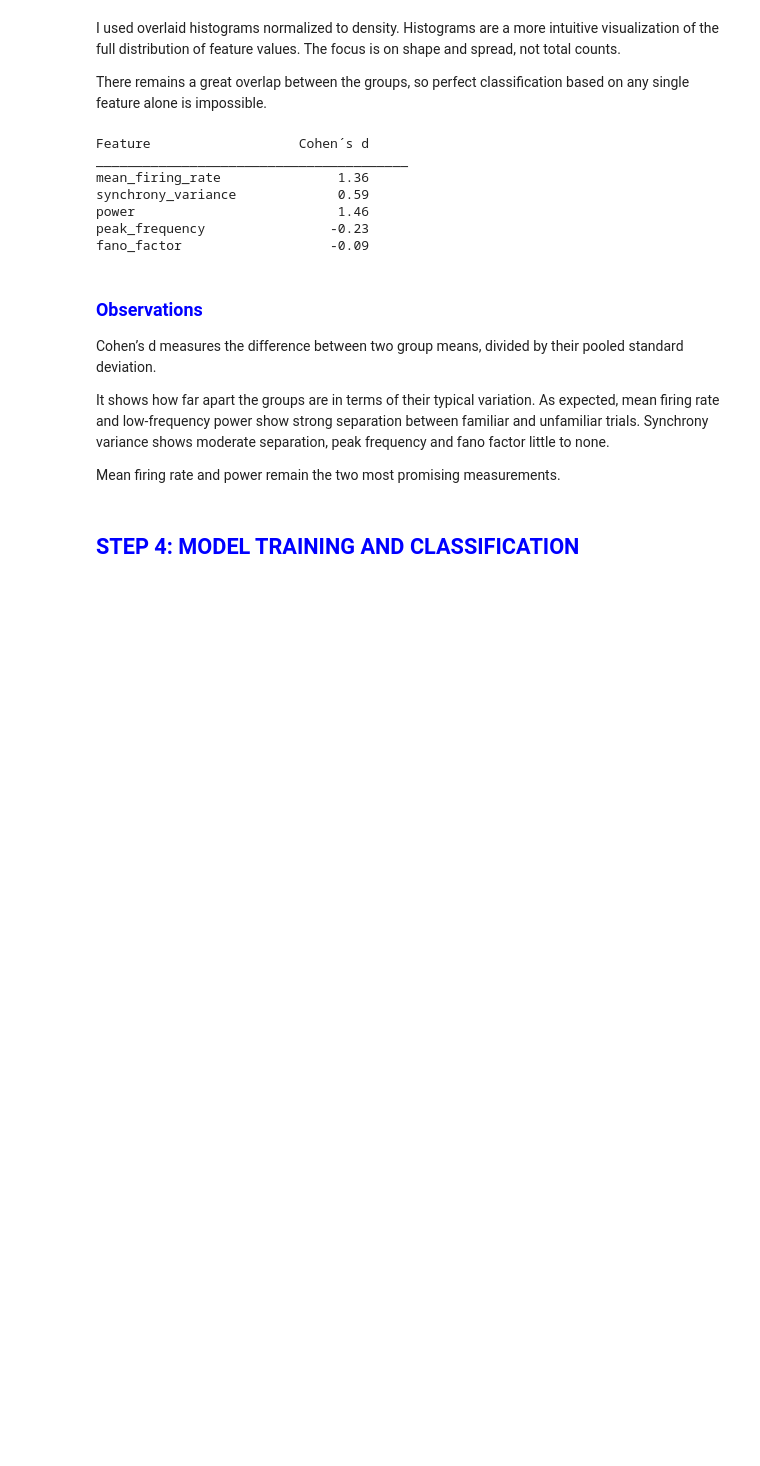
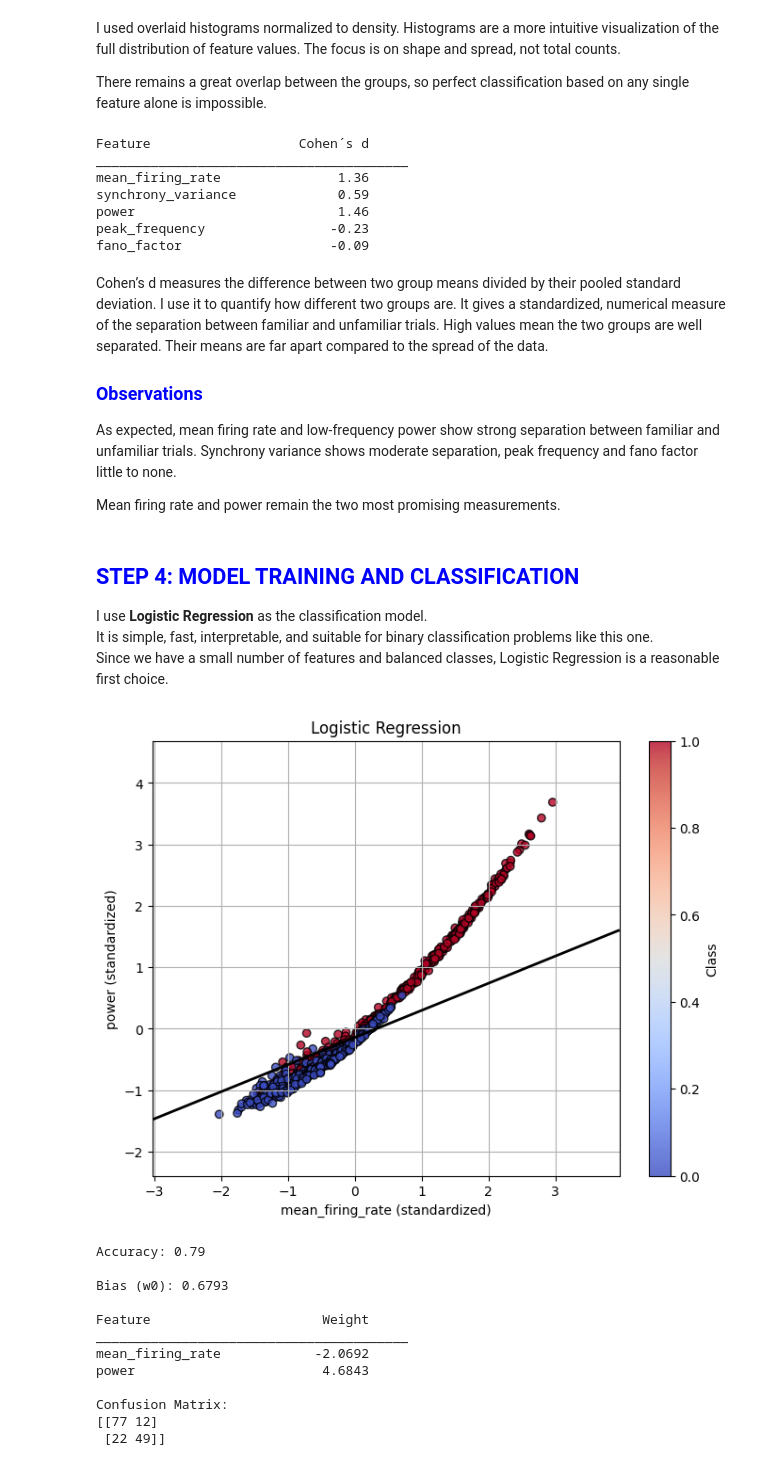
Before and after one commit to wahnsinning/Neuroinformatik_Projekt, a Jupyter notebook: main.ipynb, the cells around one changed output. Saved outputs shown, nothing was run; the diff lists cells and outputs as text; code cells hidden in the pictures; blank space fills up the shorter version.

```diff
--- a/main.ipynb
+++ b/main.ipynb
@@ -369,14 +369,18 @@ power                          1.46
 peak_frequency                -0.23
 fano_factor                   -0.09
 # %% [markdown]
+Cohen’s d measures the difference between two group means divided by their pooled standard deviation.
+I use it to quantify how different two groups are.
+It gives a standardized, numerical measure of the separation between familiar and unfamiliar trials. High values mean the two groups are well separated. Their means are far apart compared to the spread of the data.
+
 ### <span style="color:blue;">Observations</span>
 
-Cohen’s d measures the difference between two group means, divided by their pooled standard deviation.
-
-
-It shows how far apart the groups are in terms of their typical variation.
 As expected, mean firing rate and low-frequency power show strong separation between familiar and unfamiliar trials. Synchrony variance shows moderate separation, peak frequency and fano factor little to none.
 
 Mean firing rate and power remain the two most promising measurements.
 # %% [markdown]
 ## <span style="color:blue;">STEP 4: MODEL TRAINING AND CLASSIFICATION</span>
+
+I use **Logistic Regression** as the classification model.
+It is simple, fast, interpretable, and suitable for binary classification problems like this one.
+Since we have a small number of features and balanced classes, Logistic Regression is a reasonable first choice.
@@ -382,0 +418,60 @@ Mean firing rate and power remain the two most promising measurements.
+# %%
+
+##################### Plot Logistic Regression ###########################
+
+#create grid
+x_min, x_max = X_scaled[:, 0].min() - 1, X_scaled[:, 0].max() + 1
+y_min, y_max = X_scaled[:, 1].min() - 1, X_scaled[:, 1].max() + 1
+xx, yy = np.meshgrid(np.linspace(x_min, x_max, 300),
+                         np.linspace(y_min, y_max, 300))
+
+#predict probabilities
+grid = np.c_[xx.ravel(), yy.ravel()]
+probs = model.predict_proba(grid)[:, 1].reshape(xx.shape)
+
+#plot
+plt.figure(figsize=(8, 6))
+scatter = plt.scatter(X_scaled[:, 0], X_scaled[:, 1], c=y, cmap="coolwarm", edgecolors='k', alpha=0.8)
+plt.contour(xx, yy, probs, levels=[0.5], linewidths=2, colors='black')
+plt.xlabel(selected_features[0] + " (standardized)")
+plt.ylabel(selected_features[1] + " (standardized)")
+plt.title("Logistic Regression")
+plt.grid(True)
+plt.colorbar(scatter, label="Class")
+plt.show()
+
+########################### Evaluation  ###########################################
+
+
+#accuracy
+accuracy = metrics.accuracy_score(y_test, y_pred)
+print(f"\nAccuracy: {accuracy:.2f}")
+
+#bias
+bias= model.intercept_[0]
+print(f"\nBias (w0): {bias:.4f}")
+
+#weights table
+print(f"\n{'Feature':<25}{'Weight':>10}")
+print("_" * 40)
+
+for feature_name, weight in zip(selected_features, model.coef_[0]):
+    print(f"{feature_name:<25}{weight:>10.4f}")
+
+#confusion matrix
+print("\nConfusion Matrix:")
+print(metrics.confusion_matrix(y_test, y_pred))
+# %% [output]
+[figure, added]
+Accuracy: 0.79
+
+Bias (w0): 0.6793
+
+Feature                      Weight
+________________________________________
+mean_firing_rate            -2.0692
+power                        4.6843
+
+Confusion Matrix:
+[[77 12]
+ [22 49]]
```
Also changed, not shown: parts of 5 cells of this notebook.
